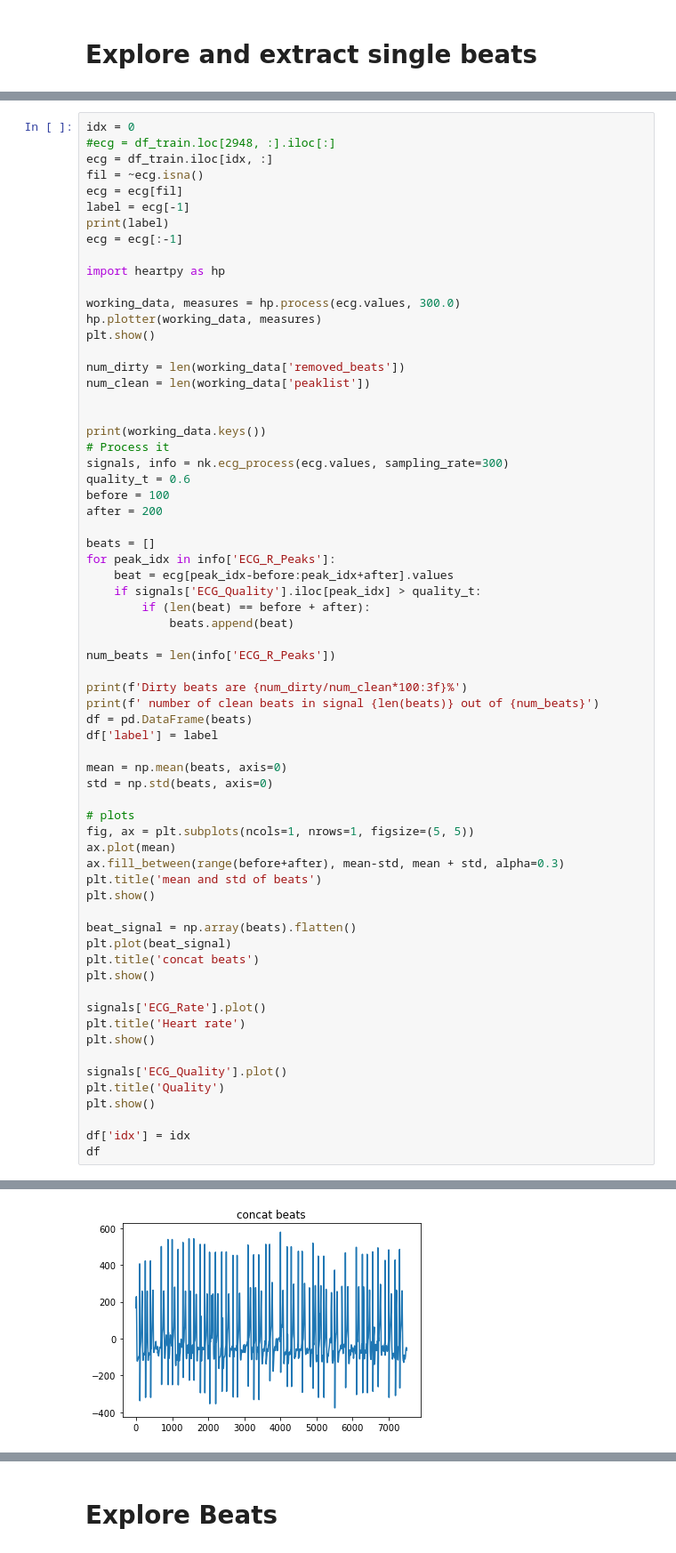
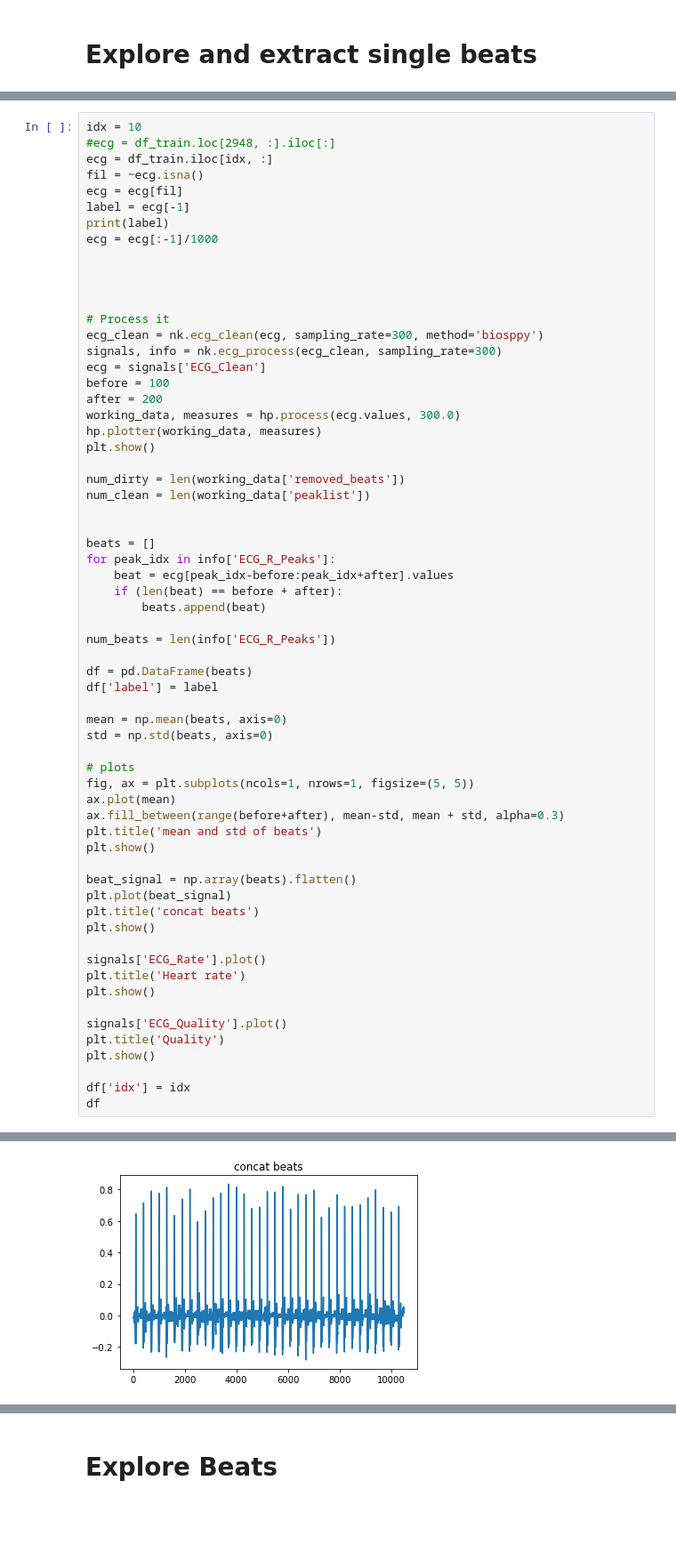
Before and after one commit to veichta/AML, a Jupyter notebook: task2/task2.ipynb, the cells around one changed output, grey strips where cells are left out. Shown at 89% size. Saved outputs shown, nothing was run; the diff lists cells and outputs as text; blank space fills up the shorter version.

```diff
--- a/task2/task2.ipynb
+++ b/task2/task2.ipynb
@@ -122,15 +146,22 @@ df_train[df_train['y'] == 3]
 # %%
-idx = 0
+idx = 10
 #ecg = df_train.loc[2948, :].iloc[:]
 ecg = df_train.iloc[idx, :]
 fil = ~ecg.isna()
 ecg = ecg[fil]
 label = ecg[-1]
 print(label)
-ecg = ecg[:-1]
+ecg = ecg[:-1]/1000
 
-import heartpy as hp
 
+
+
+# Process it
+ecg_clean = nk.ecg_clean(ecg, sampling_rate=300, method='biosppy')
+signals, info = nk.ecg_process(ecg_clean, sampling_rate=300)
+ecg = signals['ECG_Clean']
+before = 100
+after = 200
 working_data, measures = hp.process(ecg.values, 300.0)
 hp.plotter(working_data, measures)
 plt.show()
@@ -139,24 +170,14 @@ num_dirty = len(working_data['removed_beats'])
 num_clean = len(working_data['peaklist'])
 
 
-print(working_data.keys())
-# Process it
-signals, info = nk.ecg_process(ecg.values, sampling_rate=300)
-quality_t = 0.6
-before = 100
-after = 200
-
 beats = []
 for peak_idx in info['ECG_R_Peaks']:
     beat = ecg[peak_idx-before:peak_idx+after].values
-    if signals['ECG_Quality'].iloc[peak_idx] > quality_t:
-        if (len(beat) == before + after):
-            beats.append(beat)
+    if (len(beat) == before + after):
+        beats.append(beat)
 
 num_beats = len(info['ECG_R_Peaks'])
 
-print(f'Dirty beats are {num_dirty/num_clean*100:3f}%')
-print(f' number of clean beats in signal {len(beats)} out of {num_beats}')
 df = pd.DataFrame(beats)
 df['label'] = label
 
@@ -195 +213 @@ Dirty beats are 18.604651%
-[figure, old version]
+[figure, new version]
```
Also changed, not shown: parts of 71 cells of this notebook, 1 other file.
